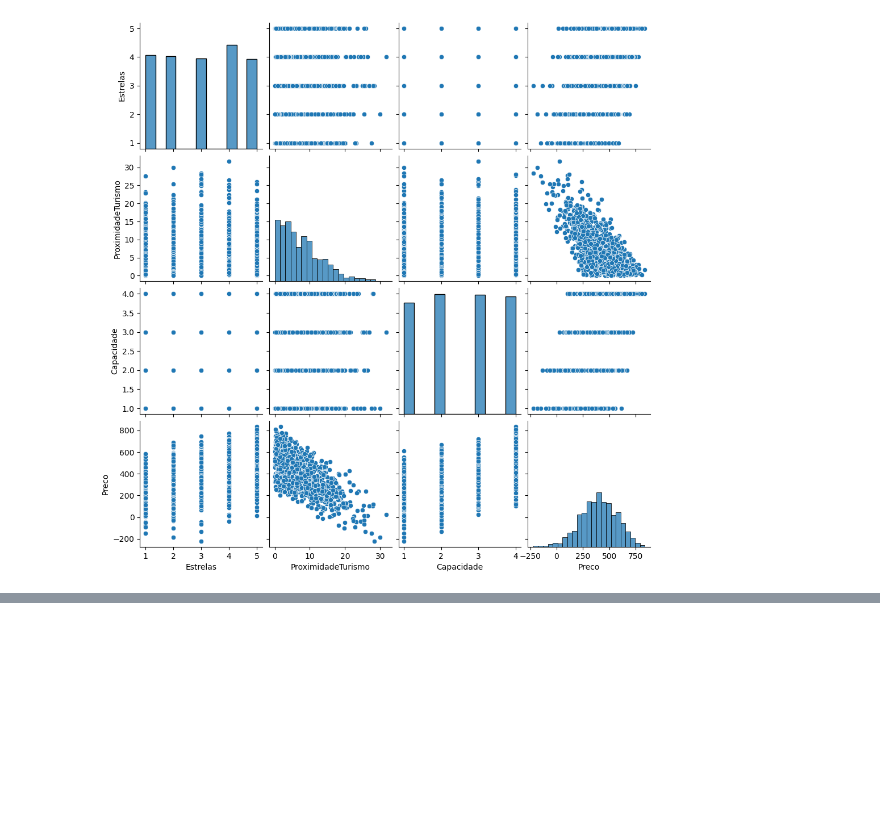
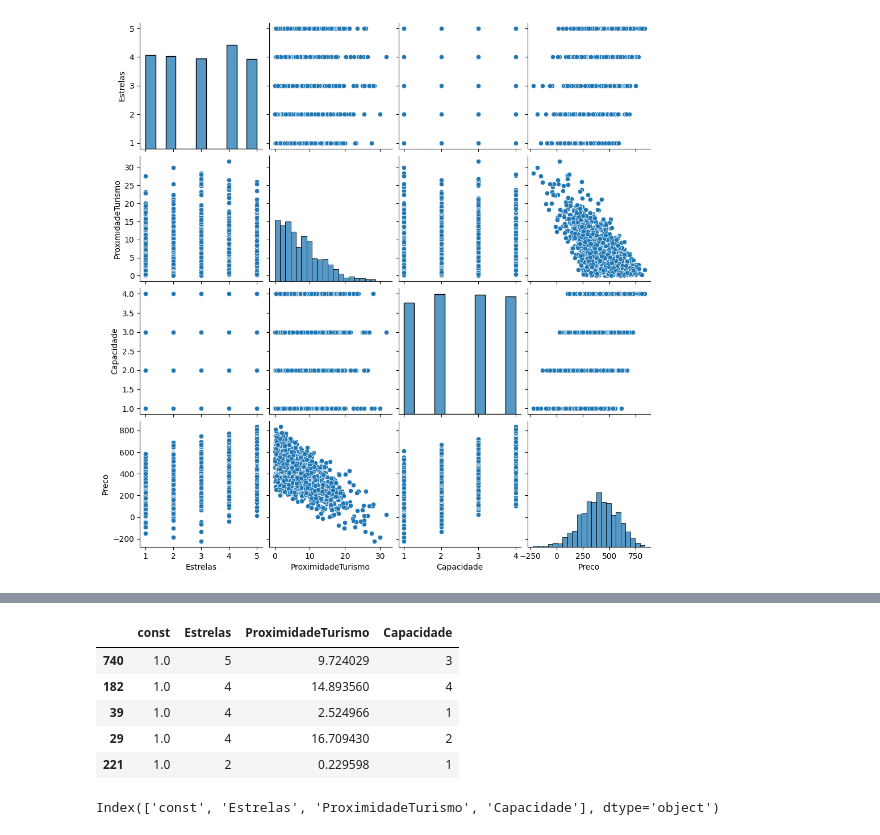
Before and after one commit to JCrpa/curso14_data_science_testando_relacoes_com_regressao_linear, a Jupyter notebook: exercicio_proposto_modulo3_aula9/precificacao_quartos_hoteis.ipynb, the cells around one changed output, grey strips where cells are left out. Drawn from its saved outputs; the diff is of its cells as text; code cells hidden in the pictures; blank space fills up the shorter version.

```diff
--- a/exercicio_proposto_modulo3_aula9/precificacao_quartos_hoteis.ipynb
+++ b/exercicio_proposto_modulo3_aula9/precificacao_quartos_hoteis.ipynb
@@ -20,0 +54,7 @@ sns.pairplot(dados)
+# %%
+# Definindo y e X
+y = dados['Preco']
+x = dados.drop(columns=['Preco'])
+# %%
+#Aplicando o split do y e X
+x_train, x_test, y_train, y_test = train_test_split(x, y, test_size=0.3, random_state=230)
@@ -20,0 +102,16 @@ sns.pairplot(dados)
+# %%
+# adicionando o constante
+x_train = sm.add_constant(x_train)
+# %%
+x_train.head()
+# %% [output]
+|  | const | Estrelas | ProximidadeTurismo | Capacidade |
+| 740 | 1.0 | 5 | 9.724029 | 3 |
+| 182 | 1.0 | 4 | 14.893560 | 4 |
+| 39 | 1.0 | 4 | 2.524966 | 1 |
+| 29 | 1.0 | 4 | 16.709430 | 2 |
+| 221 | 1.0 | 2 | 0.229598 | 1 |
+# %%
+x_train.columns
+# %% [output]
+Index(['const', 'Estrelas', 'ProximidadeTurismo', 'Capacidade'], dtype='object')
```
Also changed, not shown: parts of 18 cells of this notebook.
